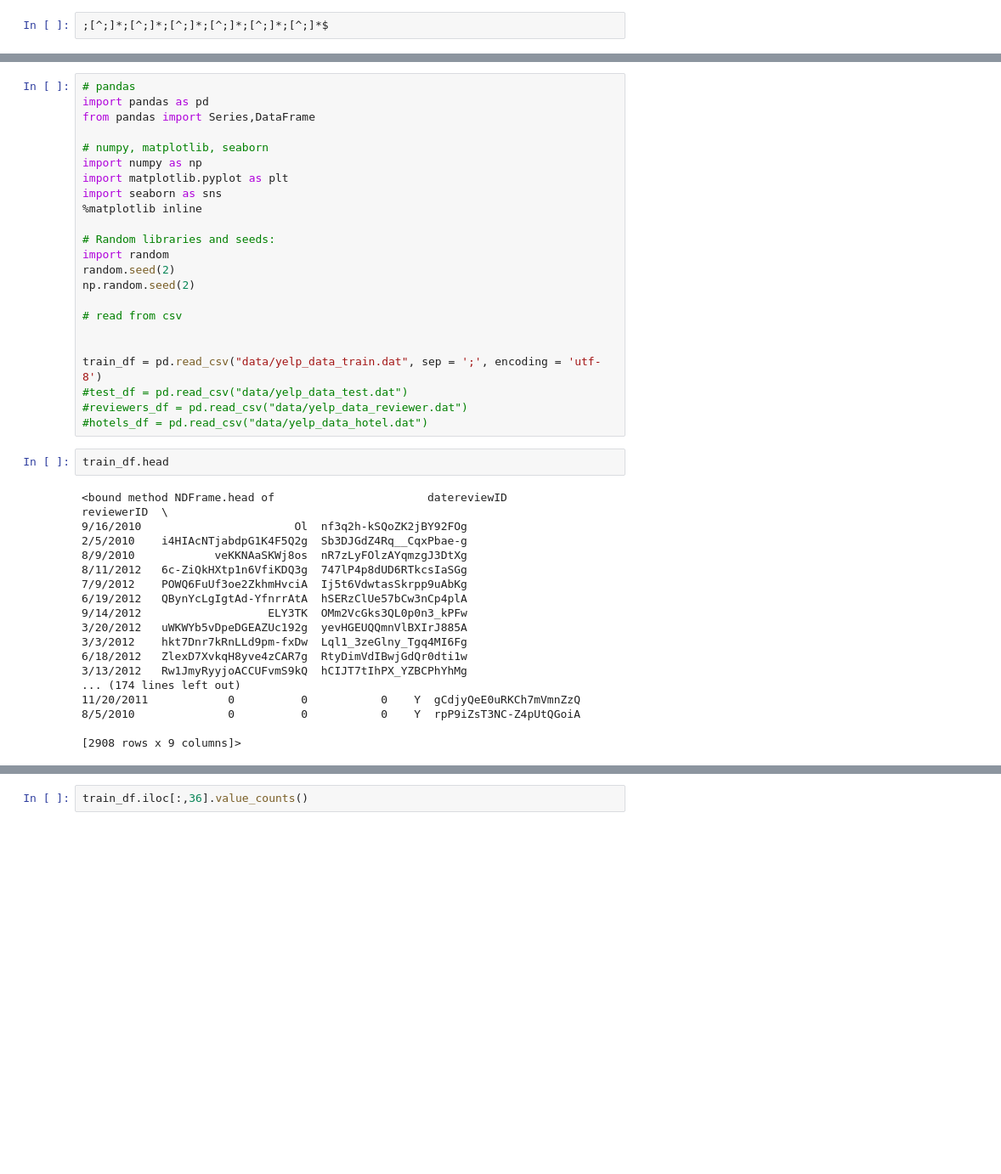
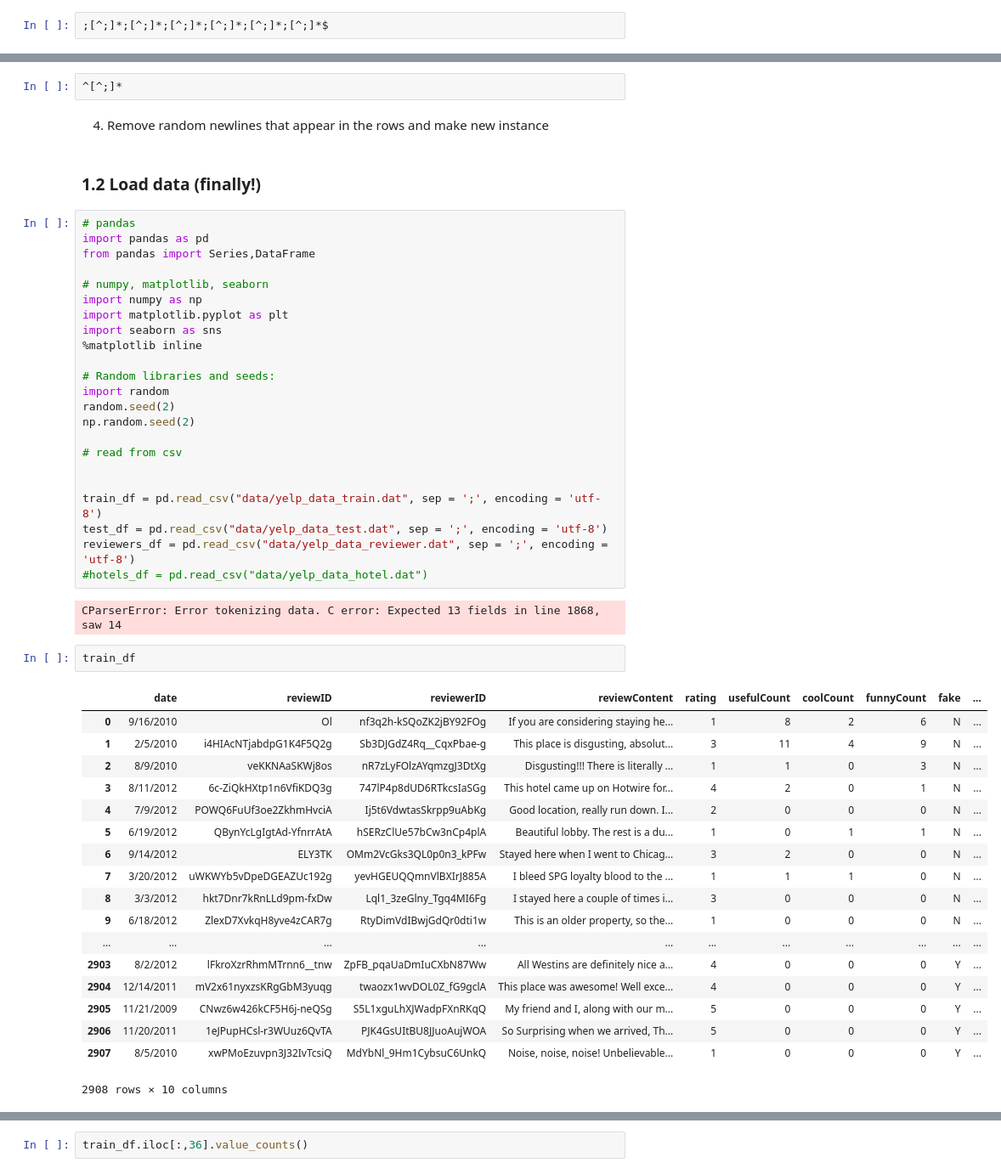
Before and after one commit to msandim/tum-anomaly-detection-challenges, a Jupyter notebook: Challenge 2/Script.ipynb, the cells around one changed output, grey strips where cells are left out. Shown: that part at 85% size. Saved outputs shown, nothing was run; the diff lists cells and outputs as text; blank space fills up the shorter version.

```diff
--- a/Challenge 2/Script.ipynb
+++ b/Challenge 2/Script.ipynb
@@ -17,3 +23,9 @@ Use this to find the last:
+# %%
+^[^;]*
+# %% [markdown]
+4) Remove random newlines that appear in the rows and make new instance
+# %% [markdown]
+### 1.2 Load data (finally!)
 # %%
 # pandas
 import pandas as pd
@@ -34,26 +46,29 @@ np.random.seed(2)
 
 
 train_df = pd.read_csv("data/yelp_data_train.dat", sep = ';', encoding = 'utf-8')
-#test_df = pd.read_csv("data/yelp_data_test.dat")
-#reviewers_df = pd.read_csv("data/yelp_data_reviewer.dat")
+test_df = pd.read_csv("data/yelp_data_test.dat", sep = ';', encoding = 'utf-8')
+reviewers_df = pd.read_csv("data/yelp_data_reviewer.dat", sep = ';', encoding = 'utf-8')
 #hotels_df = pd.read_csv("data/yelp_data_hotel.dat")
+# %% [output]
+CParserError: Error tokenizing data. C error: Expected 13 fields in line 1868, saw 14
 # %%
-train_df.head
+train_df
 # %% [output]
+|  | date | reviewID | reviewerID | reviewContent | rating | usefulCount | coolCount | funnyCount | fake | ... |
+| 0 | 9/16/2010 | Ol | nf3q2h-kSQoZK2jBY92FOg | If you are considering staying he... | 1 | 8 | 2 | 6 | N | ... |
+| 1 | 2/5/2010 | i4HIAcNTjabdpG1K4F5Q2g | Sb3DJGdZ4Rq__CqxPbae-g | This place is disgusting, absolut... | 3 | 11 | 4 | 9 | N | ... |
+| 2 | 8/9/2010 | veKKNAaSKWj8os | nR7zLyFOlzAYqmzgJ3DtXg | Disgusting!!! There is literally ... | 1 | 1 | 0 | 3 | N | ... |
+| 3 | 8/11/2012 | 6c-ZiQkHXtp1n6VfiKDQ3g | 747lP4p8dUD6RTkcsIaSGg | This hotel came up on Hotwire for... | 4 | 2 | 0 | 1 | N | ... |
+| 4 | 7/9/2012 | POWQ6FuUf3oe2ZkhmHvciA | Ij5t6VdwtasSkrpp9uAbKg | Good location, really run down. I... | 2 | 0 | 0 | 0 | N | ... |
+| 5 | 6/19/2012 | QBynYcLgIgtAd-YfnrrAtA | hSERzClUe57bCw3nCp4plA | Beautiful lobby. The rest is a du... | 1 | 0 | 1 | 1 | N | ... |
+| 6 | 9/14/2012 | ELY3TK | OMm2VcGks3QL0p0n3_kPFw | Stayed here when I went to Chicag... | 3 | 2 | 0 | 0 | N | ... |
+| 7 | 3/20/2012 | uWKWYb5vDpeDGEAZUc192g | yevHGEUQQmnVlBXIrJ885A | I bleed SPG loyalty blood to the ... | 1 | 1 | 1 | 0 | N | ... |
+| 8 | 3/3/2012 | hkt7Dnr7kRnLLd9pm-fxDw | Lql1_3zeGlny_Tgq4MI6Fg | I stayed here a couple of times i... | 3 | 0 | 0 | 0 | N | ... |
+| 9 | 6/18/2012 | ZlexD7XvkqH8yve4zCAR7g | RtyDimVdIBwjGdQr0dti1w | This is an older property, so the... | 1 | 0 | 0 | 0 | N | ... |
+| ... | ... | ... | ... | ... | ... | ... | ... | ... | ... | ... |
+| 2903 | 8/2/2012 | lFkroXzrRhmMTrnn6__tnw | ZpFB_pqaUaDmIuCXbN87Ww | All Westins are definitely nice a... | 4 | 0 | 0 | 0 | Y | ... |
+| 2904 | 12/14/2011 | mV2x61nyxzsKRgGbM3yuqg | twaozx1wvDOL0Z_fG9gclA | This place was awesome! Well exce... | 4 | 0 | 0 | 0 | Y | ... |
+| 2905 | 11/21/2009 | CNwz6w426kCF5H6j-neQSg | S5L1xguLhXJWadpFXnRKqQ | My friend and I, along with our m... | 5 | 0 | 0 | 0 | Y | ... |
+| 2906 | 11/20/2011 | 1eJPupHCsl-r3WUuz6QvTA | PJK4GsUItBU8JJuoAujWOA | So Surprising when we arrived, Th... | 5 | 0 | 0 | 0 | Y | ... |
+| 2907 | 8/5/2010 | xwPMoEzuvpn3J32IvTcsiQ | MdYbNl_9Hm1CybsuC6UnkQ | Noise, noise, noise! Unbelievable... | 1 | 0 | 0 | 0 | Y | ... |
-<bound method NDFrame.head of                       datereviewID              reviewerID  \
-9/16/2010                       Ol  nf3q2h-kSQoZK2jBY92FOg
-2/5/2010    i4HIAcNTjabdpG1K4F5Q2g  Sb3DJGdZ4Rq__CqxPbae-g
-8/9/2010            veKKNAaSKWj8os  nR7zLyFOlzAYqmzgJ3DtXg
-8/11/2012   6c-ZiQkHXtp1n6VfiKDQ3g  747lP4p8dUD6RTkcsIaSGg
-7/9/2012    POWQ6FuUf3oe2ZkhmHvciA  Ij5t6VdwtasSkrpp9uAbKg
-6/19/2012   QBynYcLgIgtAd-YfnrrAtA  hSERzClUe57bCw3nCp4plA
-9/14/2012                   ELY3TK  OMm2VcGks3QL0p0n3_kPFw
-3/20/2012   uWKWYb5vDpeDGEAZUc192g  yevHGEUQQmnVlBXIrJ885A
-3/3/2012    hkt7Dnr7kRnLLd9pm-fxDw  Lql1_3zeGlny_Tgq4MI6Fg
-6/18/2012   ZlexD7XvkqH8yve4zCAR7g  RtyDimVdIBwjGdQr0dti1w
-3/13/2012   Rw1JmyRyyjoACCUFvmS9kQ  hCIJT7tIhPX_YZBCPhYhMg
-... (174 lines left out)
-11/20/2011            0          0           0    Y  gCdjyQeE0uRKCh7mVmnZzQ
-8/5/2010              0          0           0    Y  rpP9iZsT3NC-Z4pUtQGoiA
-
-[2908 rows x 9 columns]>
+2908 rows × 10 columns
```
Also changed, not shown: parts of 3 cells of this notebook, 2 other files.
